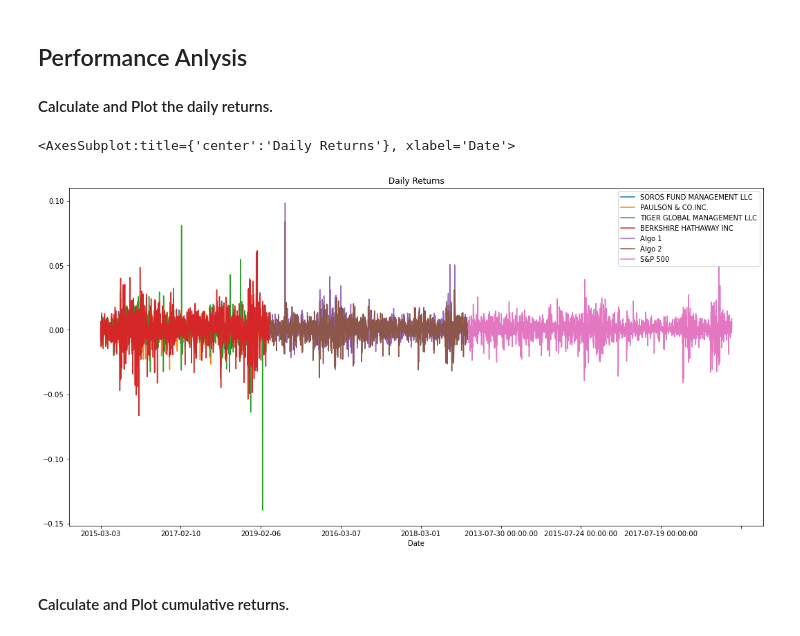
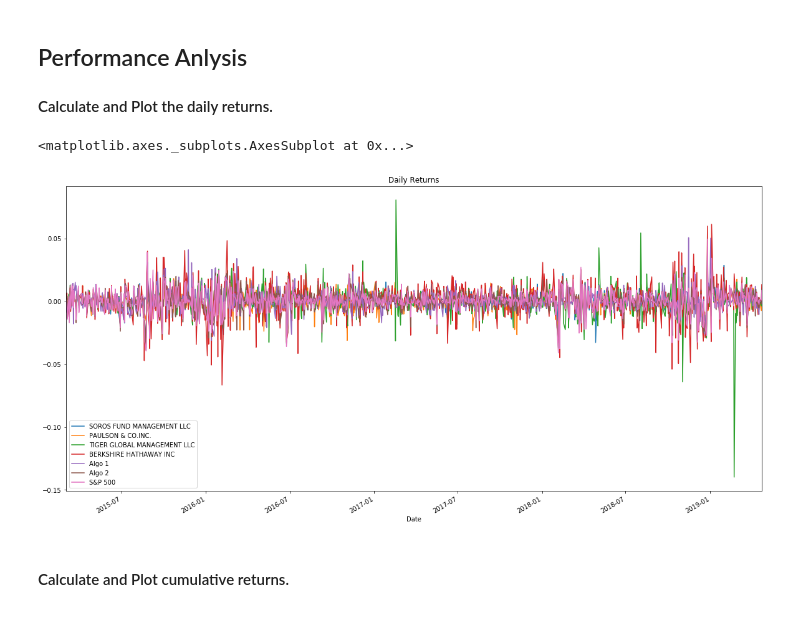
Before and after one commit to spla23/Pandas-Assignment, a Jupyter notebook: whale_analysis.ipynb, the cells around one changed output. Drawn from its saved outputs; the diff is of its cells as text; code cells hidden in the pictures.

```diff
--- a/whale_analysis.ipynb
+++ b/whale_analysis.ipynb
@@ -74,9 +78,14 @@ Read the algorithmic daily returns and clean the data
 # %%
 # Reading algorithmic returns
 algo_returns_csv = Path('/Users/melan/Documents/School/Python_Excercises/Homework/04-Pandas/Instructions/Starter_Code/Pandas-Assignment/algo_returns.csv')
-algo_returns = pd.read_csv(algo_returns_csv, index_col="Date")
+algo_returns = pd.read_csv(algo_returns_csv,
+                           infer_datetime_format= True,
+                           parse_dates= True,
+                           index_col= "Date",
+                           date_parser= parse,
+                           dayfirst= False)
 algo_returns_df = pd.DataFrame(algo_returns)
-algo_returns_df
+algo_returns_df.head(10)
 # %% [output]
 |  | Algo 1 | Algo 2 |
 | Date |  |  |
@@ -115,11 +122,13 @@ Read the S&P 500 historic closing prices and create a new daily returns DataFram
 # Reading S&P 500 Closing Prices
 sp500_history_csv = Path('/Users/melan/Documents/School/Python_Excercises/Homework/04-Pandas/Instructions/Starter_Code/Pandas-Assignment/sp500_history.csv')
 sp500_history = pd.read_csv(sp500_history_csv,
-                            index_col="Date",
-                            infer_datetime_format = True,
-                            parse_dates = True)
+                           infer_datetime_format= True,
+                           parse_dates= True,
+                           index_col= "Date",
+                           date_parser= parse,
+                           dayfirst= True)
 sp500_returns_df = pd.DataFrame(sp500_history)
-sp500_returns_df
+sp500_returns_df.head(10)
 # %% [output]
 |  | Close |
 | Date |  |
@@ -247,9 +244,8 @@ sp500_returns_df
 ## Combine Whale, Algorithmic, and S&P 500 Returns
 # %%
 # Join Whale Returns, Algorithmic Returns, and the S&P 500 Returns into a single DataFrame with columns for each portfolio's returns.
-combined_portfolio = pd.concat([whale_returns_df, algo_returns_df, sp500_returns_df])
-combined_portfolio_df = pd.DataFrame(combined_portfolio)
-combined_portfolio_df
+combined_portfolio = pd.concat([whale_returns_df, algo_returns_df, sp500_returns_df], axis='columns', join='inner')
+combined_portfolio.head(10)
 # %% [output]
 |  | SOROS FUND MANAGEMENT LLC | PAULSON & CO.INC. | TIGER GLOBAL MANAGEMENT LLC | BERKSHIRE HATHAWAY INC | Algo 1 | Algo 2 | ... |
 | Date |  |  |  |  |  |  | ... |
@@ -268,2 +262,6 @@ combined_portfolio_df
 # %% [markdown]
 ---
+# %%
+# Drop null
+combined_portfolio = combined_portfolio.dropna()
+combined_portfolio.head(10)
@@ -277,10 +288,10 @@ In this section, you will calculate and visualize performance and risk metrics f
 #### Calculate and Plot the daily returns.
 # %%
 # Plot daily returns of all portfolios
-combined_portfolio_df.plot(figsize=(18,9), title = 'Daily Returns' )
+combined_portfolio.plot(figsize=(20,10), title = 'Daily Returns' )
 # %% [output]
-<AxesSubplot:title={'center':'Daily Returns'}, xlabel='Date'>
+<matplotlib.axes._subplots.AxesSubplot at 0x...>
-[figure, old version]
+[figure, new version]
 # %% [markdown]
 #### Calculate and Plot cumulative returns.
 # %%
```
Also changed, not shown: parts of 19 cells of this notebook.
